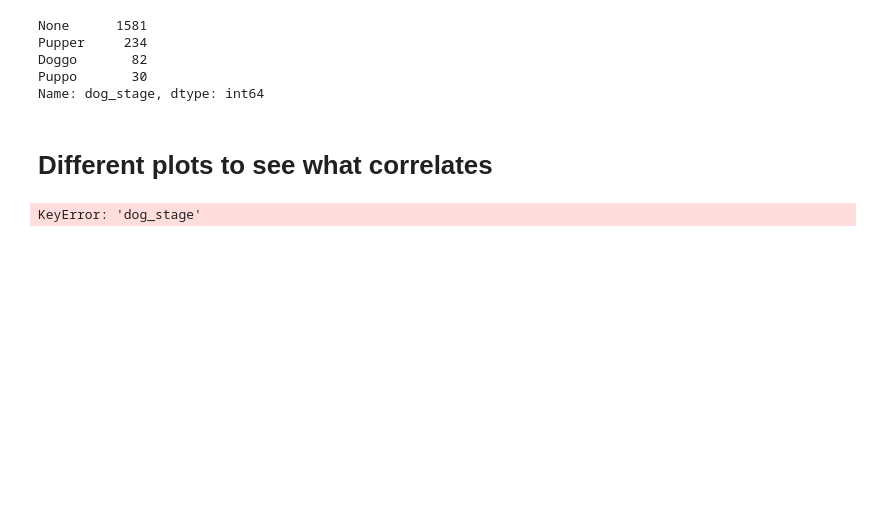
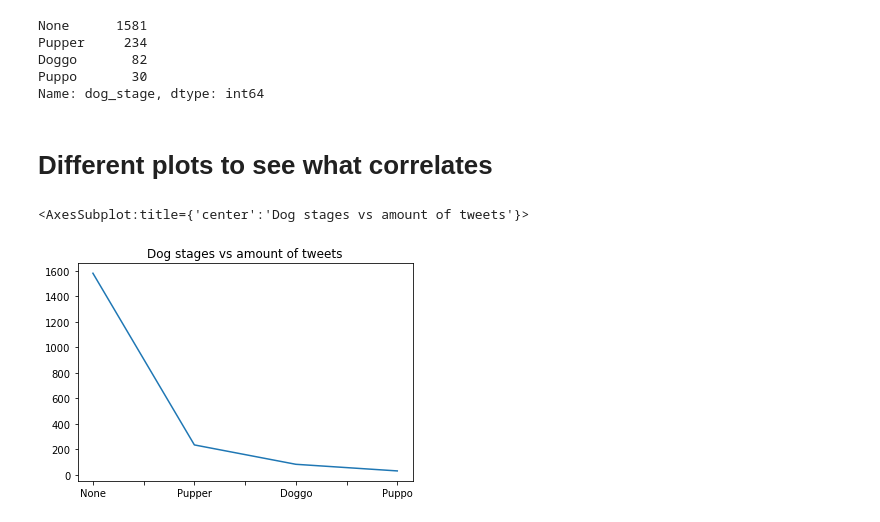
Before and after one commit to sophfel/dog-project, a Jupyter notebook: wrangle_act.ipynb, the cells around one changed output. Drawn from its saved outputs; the diff is of its cells as text; code cells hidden in the pictures; blank space fills up the shorter version.

```diff
--- a/wrangle_act.ipynb
+++ b/wrangle_act.ipynb
@@ -17,10 +17,10 @@ import numpy as np
 import matplotlib.dates as mdates
 
 
-consumer_key =
-consumer_secret =
+consumer_key = '
+consumer_secret = '
 access_token =
-access_secret =
+access_secret = '
 
 auth = tweepy.OAuthHandler(consumer_key, consumer_secret)
 auth.set_access_token(access_token, access_secret)
@@ -451,11 +451,12 @@ Name: dog_stage, dtype: int64
 # %% [markdown]
 # Different plots to see what correlates
 # %%
-dogstages = archive['dog_stage'].value_counts()
+dogstages = all3data['dog_stage'].value_counts()
 
 dogstages.plot(title = 'Dog stages vs amount of tweets')
 # %% [output]
-KeyError: 'dog_stage'
+<AxesSubplot:title={'center':'Dog stages vs amount of tweets'}>
+[figure, added]
 # %%
 #I wanted to see the correlations
 all3data.corr(method='spearman')
```
Also changed, not shown: parts of 5 cells of this notebook.
